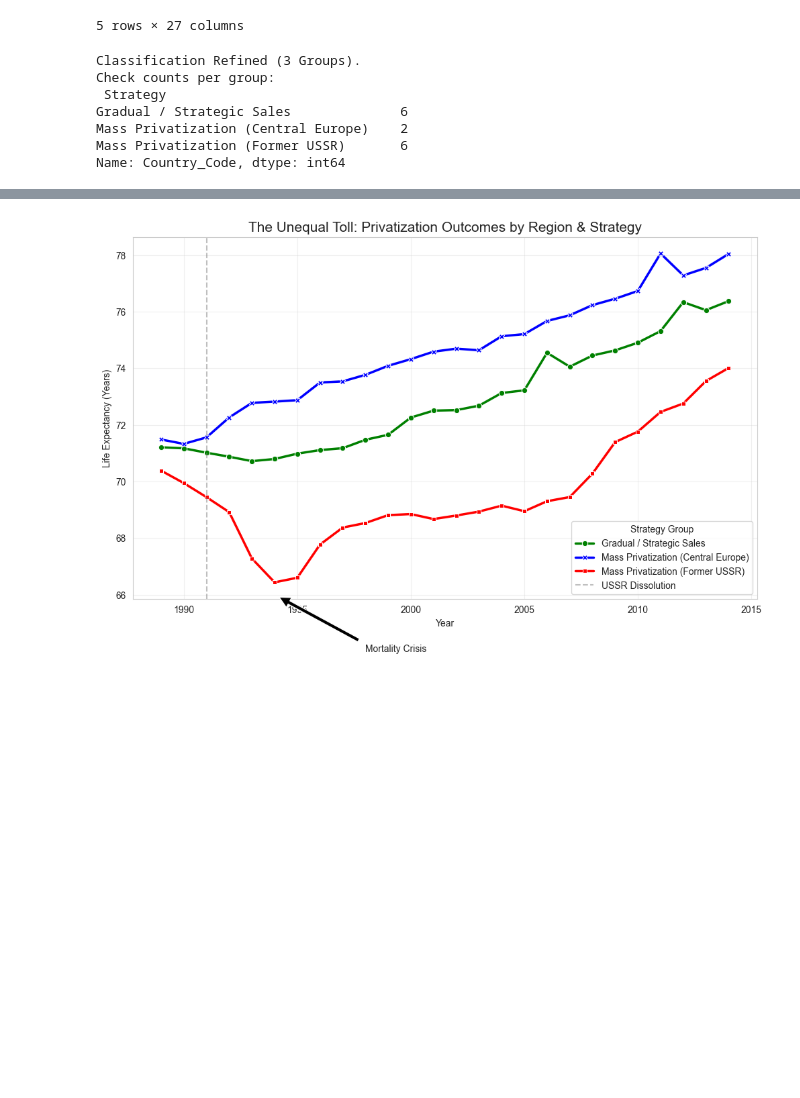
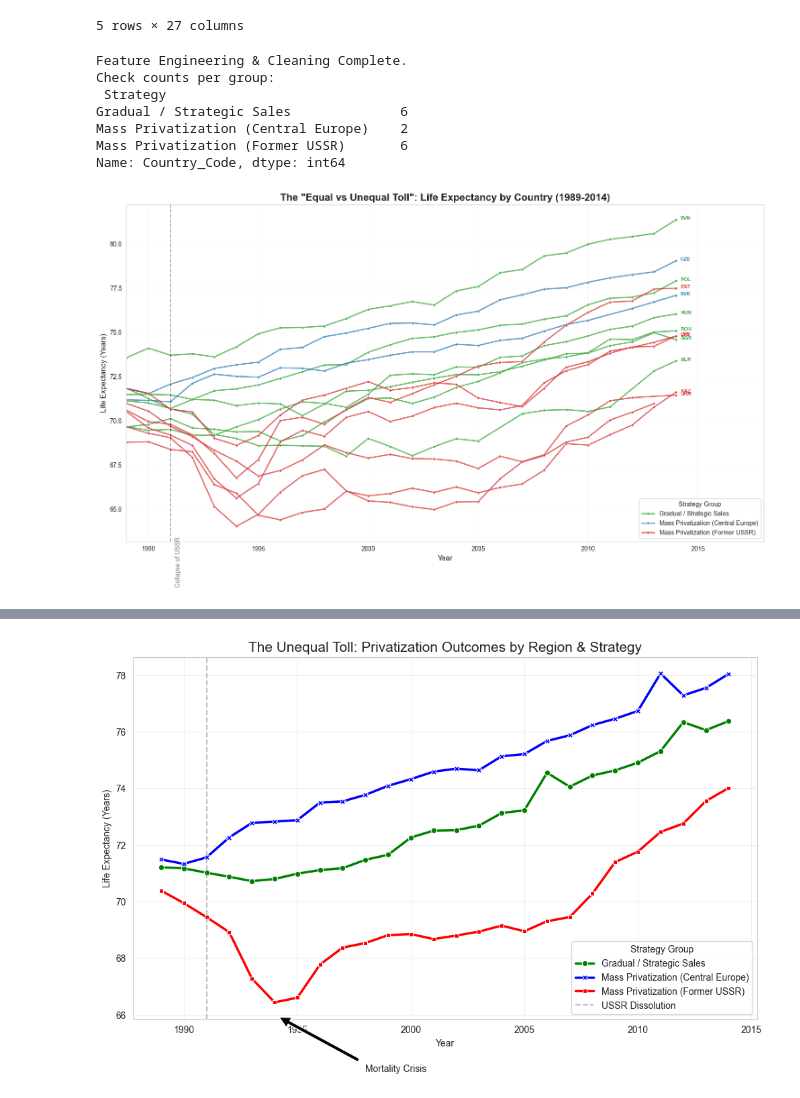
Before and after one commit to WojciechHrycenko/MasterThesis, a Jupyter notebook: Data/model.ipynb, the cells around one changed output, grey strips where cells are left out. Saved outputs shown, nothing was run; the diff lists cells and outputs as text; code cells hidden in the pictures; blank space fills up the shorter version.

```diff
--- a/Data/model.ipynb
+++ b/Data/model.ipynb
@@ -80,44 +83,80 @@ Countries included: ['BLR' 'BGR' 'CZE' 'EST' 'KAZ' 'LTU' 'POL' 'RUS' 'ROU' 'SVK'
 | 4 | Białoruś | BLR | 1993 | 2.000 | 1.000 | 1.700 | ... |
 5 rows × 27 columns
 # %%
-# 2. Feature Engineering (Refined 3-Way Split)
+# 2. Feature Engineering & Data Cleaning (Refined 3-Way Split)
 
-# A. Log Transformation
+# A. Data Cleaning
+# Fixing the issue where '-' in the CSV forced Employment_Rate to be read as text
+if 'Employment_Rate' in df.columns:
+    df['Employment_Rate'] = pd.to_numeric(df['Employment_Rate'], errors='coerce')
+
+# B. Log Transformation
 df['Log_GDP'] = np.log(df['GDP_Per_Capita'])
 
-# B. Interactions
+# C. Interactions
 df['Interact_Priv_GovExp'] = df['Large scale privatisation'] * df['Gov_Expenditure']
 df['Interact_Priv_CivilSoc'] = df['Large scale privatisation'] * df['Civil_Society_Participation']
 
-# C. Refined Strategy Classification
-# Problem: Grouping Czechia (strong institutions) with Russia (weak institutions) hides the mortality crisis.
-# Solution: We split "Mass Privatizers" into CEE (Central Europe) and FSU (Former Soviet Union).
-
+# D. Refined Strategy Classification
 def classify_strategy(country_code):
-    # Group 1: The "Shock" Group (Mass Privatization + Weak Initial Institutions)
     if country_code in ['RUS', 'LTU', 'LVA', 'EST', 'UKR', 'KAZ']:
         return 'Mass Privatization (Former USSR)'
-
-    # Group 2: The "Buffered Shock" Group (Mass Privatization + Stronger Institutions)
     elif country_code in ['CZE', 'SVK']:
         return 'Mass Privatization (Central Europe)'
-
-    # Group 3: The "Gradual" Group
     else:
         return 'Gradual / Strategic Sales'
 
 df['Strategy'] = df['Country_Code'].apply(classify_strategy)
 
-# Create Dummy for the specific "Toxic" combination (Mass Priv in FSU)
+# Create Dummy for the specific "Toxic" combination
 df['Mass_Priv_FSU_Dummy'] = np.where(df['Strategy'] == 'Mass Privatization (Former USSR)', 1, 0)
 
-print("Classification Refined (3 Groups).")
+print("Feature Engineering & Cleaning Complete.")
 print("Check counts per group:\n", df.groupby('Strategy')['Country_Code'].nunique())
 # %% [output]
-Classification Refined (3 Groups).
+Feature Engineering & Cleaning Complete.
 Check counts per group:
  Strategy
 Gradual / Strategic Sales              6
 Mass Privatization (Central Europe)    2
 Mass Privatization (Former USSR)       6
 Name: Country_Code, dtype: int64
+# %%
+# 3.1 Visualization: The "Hidden" Crisis (Full Country Breakdown)
+
+plt.figure(figsize=(15, 9))
+
+# Define the strategy-based palette
+custom_palette = {
+    'Gradual / Strategic Sales': '#2ca02c',          # Green
+    'Mass Privatization (Central Europe)': '#1f77b4', # Blue
+    'Mass Privatization (Former USSR)': '#d62728'    # Red
+}
+
+# Plot individual lines for each country
+# hue='Strategy' keeps the color logic, units='Kraj' ensures separate lines
+plot = sns.lineplot(data=df, x='Year', y='Life_Expectancy', hue='Strategy',
+                    units='Kraj', estimator=None, palette=custom_palette,
+                    alpha=0.7, linewidth=2, marker='o', markersize=4)
+
+# Add country labels at the end of each line for clarity
+for country in df['Country_Code'].unique():
+    country_data = df[df['Country_Code'] == country]
+    last_row = country_data.sort_values('Year').iloc[-1]
+    plt.text(last_row['Year'] + 0.2, last_row['Life_Expectancy'], country,
+             fontsize=8, alpha=0.9, fontweight='bold', color=custom_palette[last_row['Strategy']])
+
+# Formatting
+plt.title('The "Equal vs Unequal Toll": Life Expectancy by Country (1989-2014)', fontsize=16, fontweight='bold')
+plt.axvline(x=1991, color='black', linestyle='--', alpha=0.3)
+plt.text(1991.2, 62, 'Collapse of USSR', rotation=90, verticalalignment='center', alpha=0.6)
+
+plt.ylabel('Life Expectancy (Years)', fontsize=12)
+plt.xlabel('Year', fontsize=12)
+plt.xlim(1989, 2018) # Space for labels
+plt.grid(True, alpha=0.2)
+plt.legend(title='Strategy Group')
+plt.tight_layout()
+plt.show()
+# %% [output]
+[figure, added]
```
Also changed, not shown: parts of 42 cells of this notebook, 23 other files.
